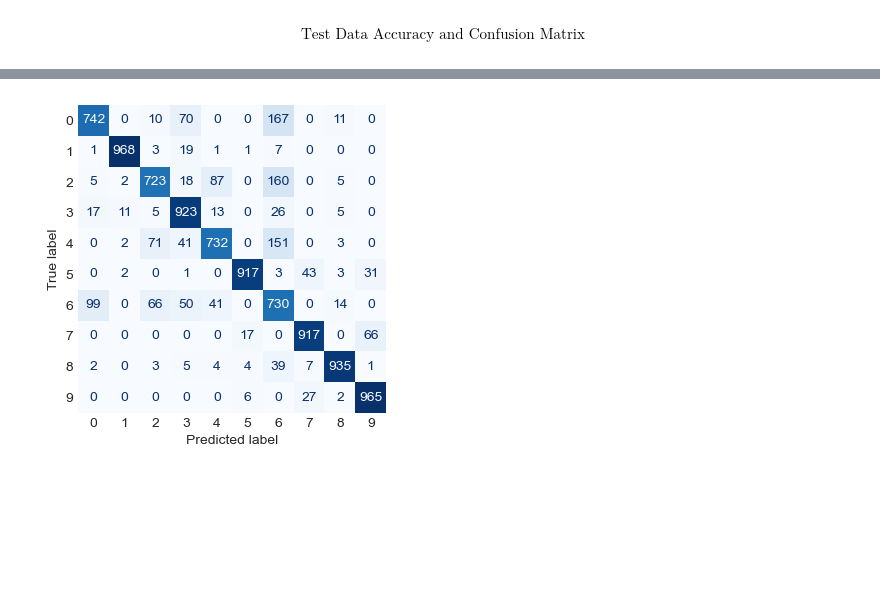
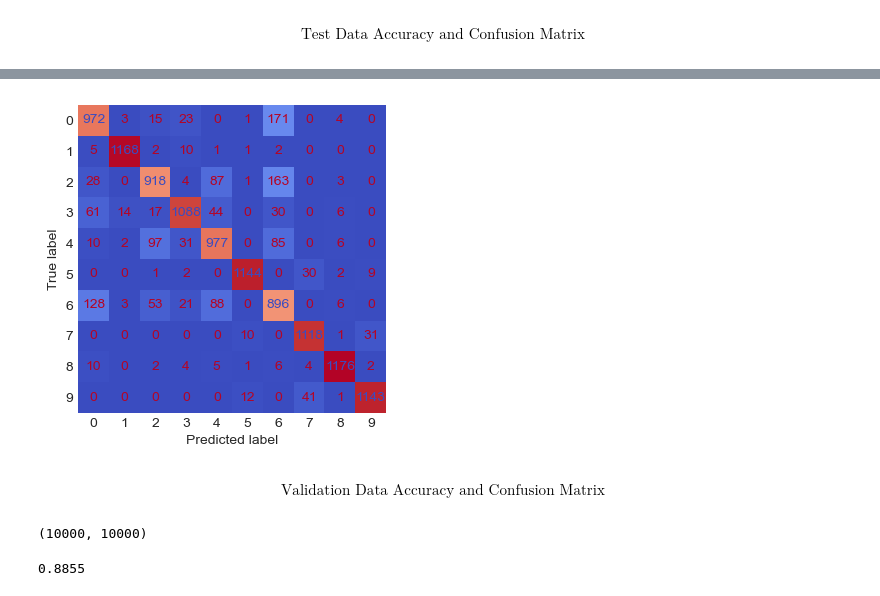
Before and after one commit to sngrajesh/DeepLearningAndNeuralNetworks, a Jupyter notebook: Day05-Tensorflow-Multilayer-Model/L05.3_tensorflow_mnist_fashion.ipynb, the cells around one changed output, grey strips where cells are left out. Saved outputs shown, nothing was run; the diff lists cells and outputs as text; code cells hidden in the pictures; blank space fills up the shorter version.

```diff
--- a/Day05-Tensorflow-Multilayer-Model/L05.3_tensorflow_mnist_fashion.ipynb
+++ b/Day05-Tensorflow-Multilayer-Model/L05.3_tensorflow_mnist_fashion.ipynb
@@ -122 +178,8 @@ type(train_ds), type(test_ds)
  tensorflow.python.data.ops.from_tensor_slices_op._TensorSliceDataset)
+# %%
+train_shape = X_train.shape
+test_shape = X_test.shape
+valid_shape = X_valid.shape
+
+in_len = train_shape[1]
+out_len = len(np.unique(y_train))
@@ -127,8 +198,9 @@ $$
 }
 $$
 # %%
-train_ds = train_ds.shuffle(buffer_size = X_train.shape[0]).batch(BATCH_SIZE)
-test_ds = test_ds.shuffle(buffer_size = X_test.shape[0]).batch(BATCH_SIZE)
+train_ds = train_ds.shuffle(buffer_size = train_shape[0]).batch(BATCH_SIZE)
+test_ds = test_ds.shuffle(buffer_size = test_shape[0]).batch(BATCH_SIZE)
+valid_ds = valid_ds.shuffle(buffer_size = valid_shape[0]).batch(BATCH_SIZE)
 # %%
 train_ds = train_ds.cache().prefetch(buffer_size=tf.data.AUTOTUNE)
 test_ds = test_ds.cache().prefetch(buffer_size=tf.data.AUTOTUNE)
@@ -158,12 +225,3 @@ $$\text{
     Creating the model
 }
 $$
-# %%
-in_len = X_train.shape[1]
-out_len = len(y_train.value_counts())
-
-model = tf.keras.Sequential([
-    tf.keras.Input(shape=(in_len,), name = 'input'),
-    tf.keras.layers.Dense(18, activation = 'leaky_relu', name = 'fc_1'),
-    tf.keras.layers.Dense(out_len, name = 'output')
-])
@@ -170,3 +243,19 @@ model = tf.keras.Sequential([
+# %%
+# Input
+inputs = tf.keras.Input(shape=(784,), name='input')
+
+
+# Hidden Layer
+x = tf.keras.layers.Dense(392, activation=tf.keras.activations.relu, name='fc_1')(inputs)
+x = tf.keras.layers.Dense(196, activation=tf.keras.activations.relu, name='fc_2')(x)
+x = tf.keras.layers.Dense(98, activation=tf.keras.activations.relu, name='fc_3')(x)
+x = tf.keras.layers.Dense(49, activation=tf.keras.activations.relu, name='fc_4')(x)
+
+# Output
+outputs = tf.keras.layers.Dense(out_len, name='output')(x)
+
+# Model
+model = tf.keras.Model(inputs=inputs, outputs=outputs)
 # %%
 model.summary()
 # %% [output]
@@ -388,8 +470,29 @@ accuracy_score(y_true=y_true, y_pred=y_pred)
 # %%
 cm = confusion_matrix(y_true=y_true, y_pred= y_pred)
-disp = ConfusionMatrixDisplay(confusion_matrix=cm,display_labels=sorted(y_train.unique()))
+disp = ConfusionMatrixDisplay(confusion_matrix=cm,display_labels=sorted(np.unique(y_train)))
 fig,ax = plt.subplots(figsize=(4,4))
-disp.plot(ax=ax, cmap= 'Blues', colorbar = False)
+disp.plot(ax=ax, cmap= CMAP, colorbar = False)
 ax.grid(False)
 # %% [output]
-[figure, old version]
+[figure, new version]
+# %% [markdown]
+$$
+\text{
+Validation Data Accuracy and Confusion Matrix
+}
+$$
+# %%
+y_true, y_pred = [], []
+for count, data in enumerate(valid_ds):
+    feat, label = data
+    pred = prediction_model(feat).numpy().argmax(axis=1)
+    y_true.extend(label)
+    y_pred.extend(pred)
+
+len(y_true), len(y_pred)
+# %% [output]
+(10000, 10000)
+# %%
+accuracy_score(y_true=y_true, y_pred=y_pred)
+# %% [output]
+0.8855
```
Also changed, not shown: parts of 31 cells of this notebook, 3 other files.
